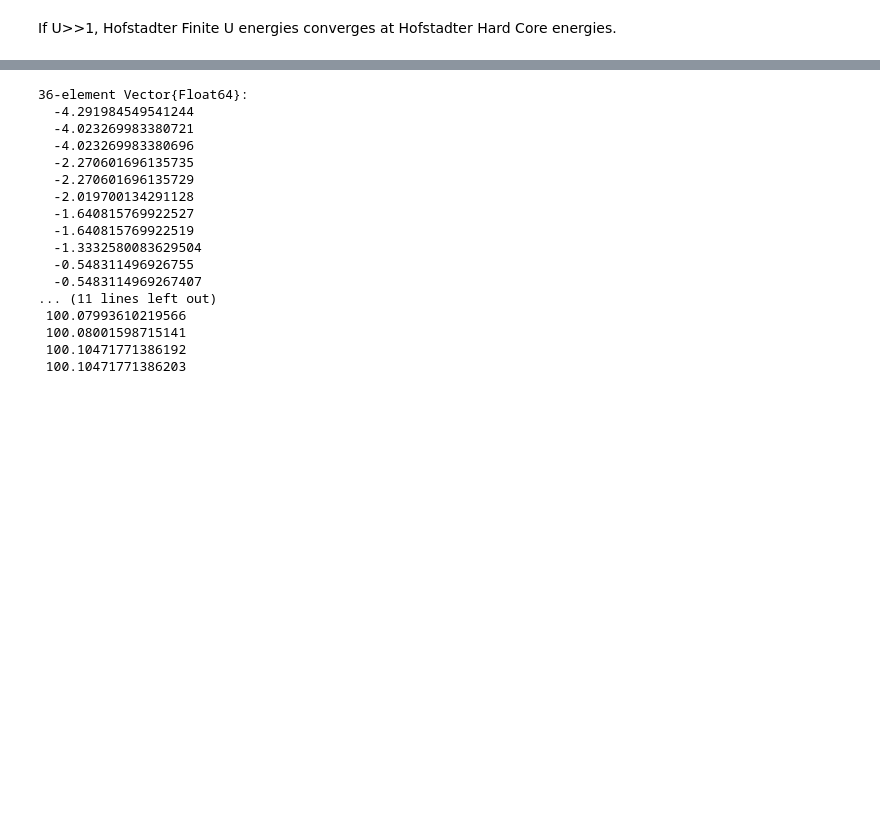
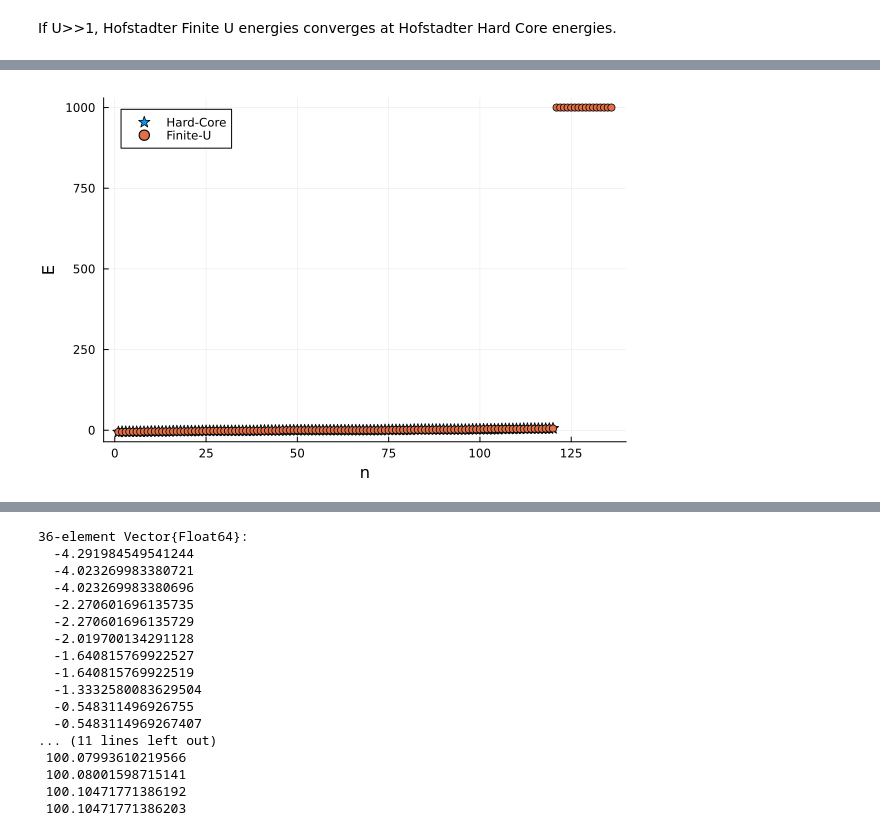
Before and after one commit to Umut-Can-Physics/Kagome-Lattice, a Jupyter notebook: Hofstadter-KM-Kagome/Many-Body/Hofstadter/Hofstadter MB in Julia.ipynb, the cells around one changed output, grey strips where cells are left out. Drawn from its saved outputs; the diff is of its cells as text; code cells hidden in the pictures; blank space fills up the shorter version.

```diff
--- a/Hofstadter-KM-Kagome/Many-Body/Hofstadter/Hofstadter MB in Julia.ipynb
+++ b/Hofstadter-KM-Kagome/Many-Body/Hofstadter/Hofstadter MB in Julia.ipynb
@@ -98,8 +104,12 @@ function Hofstadter_Finite_U(Nx, Ny, alpha, PN, U)
 
     MB_Basis, Basis = get_Bosonic_MB_Basis(N,PN)
 
-    Sp_Op = Hofstadter_SP(Nx, Ny, alpha, 0)
-    Kin = get_Kinetic_Part(N, MB_Basis, Sp_Op)
+    #
+    Sp_Opp = Hofstadter_SP(Nx, Ny, alpha, 0)
+    #Sp_Opp = KM(Nx, Ny, 1, 1, 2)
+    #
+
+    Kin = get_Kinetic_Part(N, MB_Basis, Sp_Opp)
 
     Int = get_Int_Part(N, MB_Basis, U)
 
@@ -177,8 +192,12 @@ function Hofstadter_Hard_Core(Nx, Ny, alpha, PN, U)
 
     MB_Basis = get_Fermionic_MB_Basis(N,PN)
 
-    Sp_Op = Hofstadter_SP(Nx, Ny, alpha, 0)
-    Kin = get_Kinetic_Part(N, MB_Basis, Sp_Op)
+    #
+    Sp_Opp = Hofstadter_SP(Nx, Ny, alpha, 0)
+    # Sp_Opp = KM(Nx, Ny, 1, 1, 2)
+    #
+
+    Kin = get_Kinetic_Part(N, MB_Basis, Sp_Opp)
 
     Int = get_Int_Part(N, MB_Basis, U)
 
@@ -191,2 +210,5 @@ Hofstadter_Hard_Core (generic function with 1 method)
 # %% [markdown]
 If U>>1, Hofstadter Finite U energies converges at Hofstadter Hard Core energies.
+# %%
+Nx = 4; Ny = 4; N=Nx*Ny; q = 2; alpha=1/q
+PN = 2
@@ -192,0 +217,12 @@ If U>>1, Hofstadter Finite U energies converges at Hofstadter Hard Core energies
+# %%
+using Plots
+
+U = 1000
+
+# E1 = eigenenergies(dense(Hofstadter_Hard_Core(Nx, Ny, alpha, PN, U, q)))
+# E2 = eigenenergies(dense(Hofstadter_Finite_U(Nx, Ny, alpha, PN, U, q)))
+
+H_11 = dense(Hofstadter_Hard_Core(Nx, Ny, alpha, PN, U))
+H_22 = dense(Hofstadter_Finite_U(Nx, Ny, alpha, PN, U))
+E1 = eigenenergies((H_11+H_11')/2)
+E2 = eigenenergies((H_22+H_22')/2);
@@ -193,12 +269,7 @@ If U>>1, Hofstadter Finite U energies converges at Hofstadter Hard Core energies
 # %%
-using Plots
-
-U = 100
-
-E1 = eigenenergies(dense(Hofstadter_Hard_Core(Nx, Ny, alpha, PN, U)))
-E2 = eigenenergies(dense(Hofstadter_Finite_U(Nx, Ny, alpha, PN, U)))
-
-plot(1:length(E1), E1, seriestype=:scatter, markershape=:star5, markersize=6, label="Hard-Core")
-plot!(1:length(E2), E2, seriestype=:scatter, label="Finite-U")
+plot(E1[1:120], seriestype=:scatter, markershape=:star5, markersize=6, label="Hard-Core")
+plot!(E2, seriestype=:scatter, label="Finite-U")
 
 xlabel!("n");ylabel!("E")
+# %% [output]
+[figure, added]
```
Also changed, not shown: parts of 16 cells of this notebook, 11 other files.
